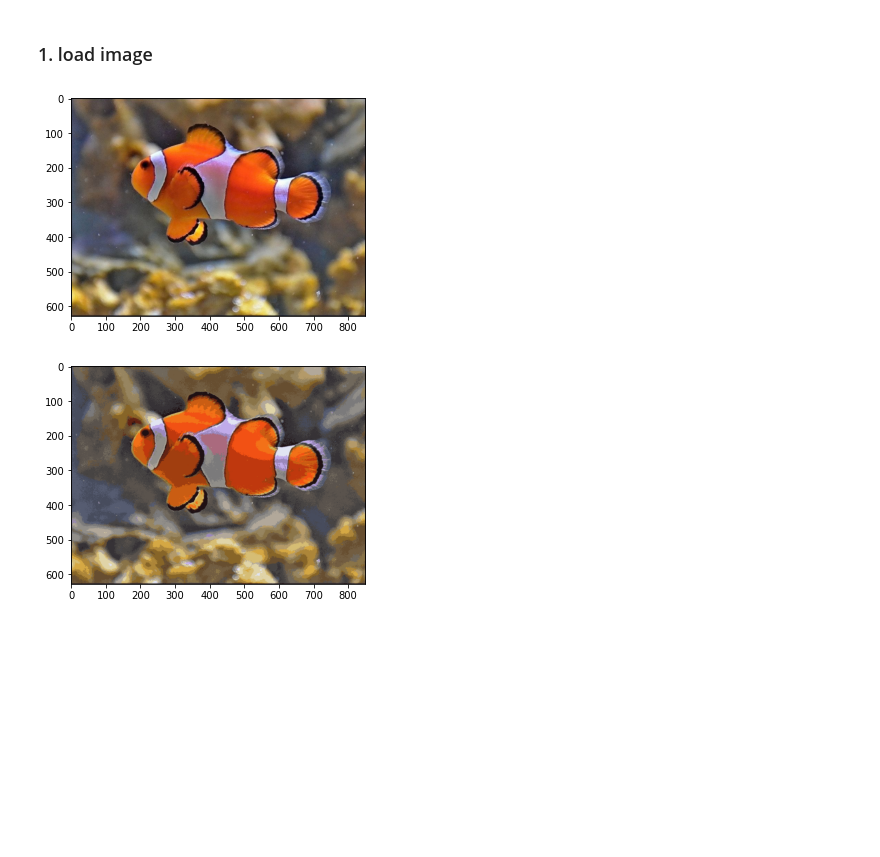
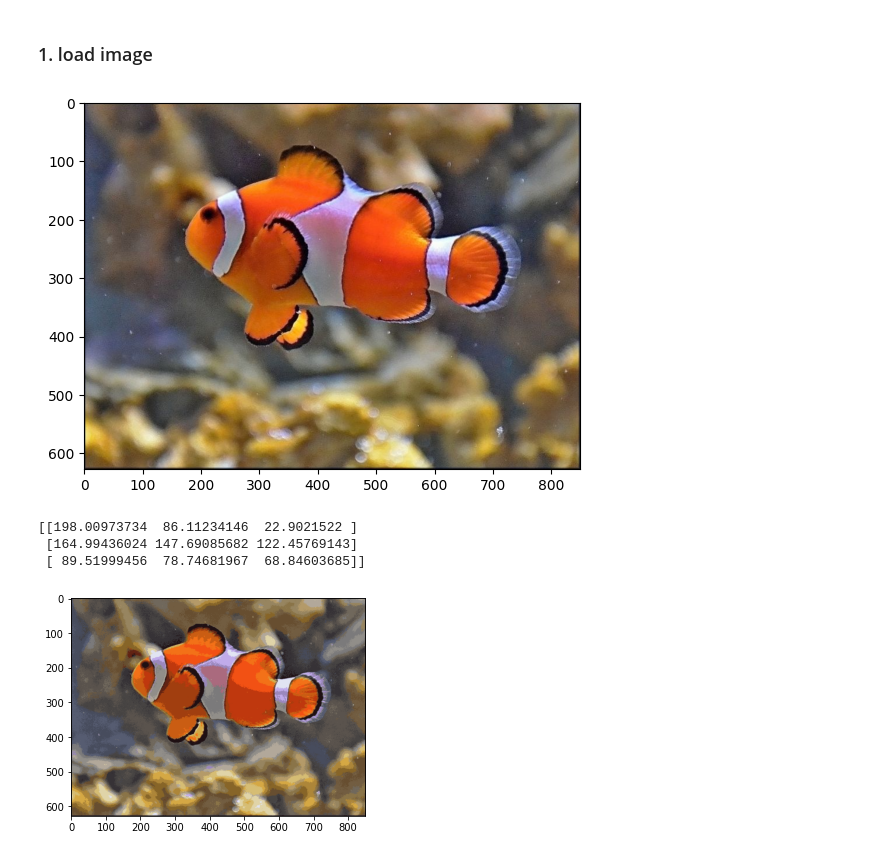
Before and after one commit to TaVodic/MPA-MLF, a Jupyter notebook: Lab_02/Lab_02_task.ipynb, the cells around one changed output. Drawn from its saved outputs; the diff is of its cells as text; code cells hidden in the pictures; blank space fills up the shorter version.

```diff
--- a/Lab_02/Lab_02_task.ipynb
+++ b/Lab_02/Lab_02_task.ipynb
@@ -514,10 +504,18 @@ import numpy as np
 # %%
 loaded_image = imread('Data/fish.jpg')
 
 plt.imshow(loaded_image)
 plt.show()
+
+img = loaded_image.reshape(loaded_image.shape[0]*loaded_image.shape[1], 3)
+
+kmeans = KMeans(n_clusters=3, random_state=0, n_init="auto").fit(img)
+print(kmeans.cluster_centers_)
 # %% [output]
-[figure, old version]
+[figure, new version]
+[[198.00973734  86.11234146  22.9021522 ]
+ [164.99436024 147.69085682 122.45769143]
+ [ 89.51999456  78.74681967  68.84603685]]
 # %%
 def compress_image(image: np.ndarray, number_of_colours: int) -> np.ndarray:
     """
```
Also changed, not shown: parts of 8 cells of this notebook, 1 other file.
